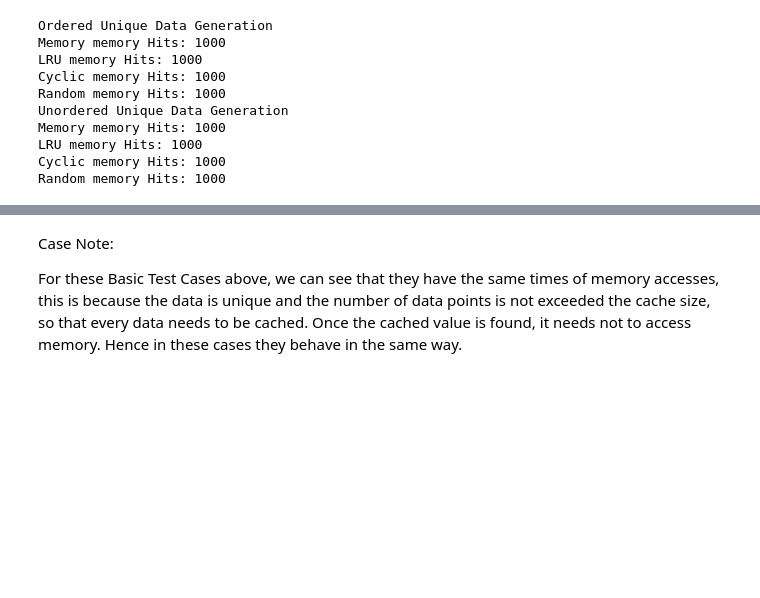
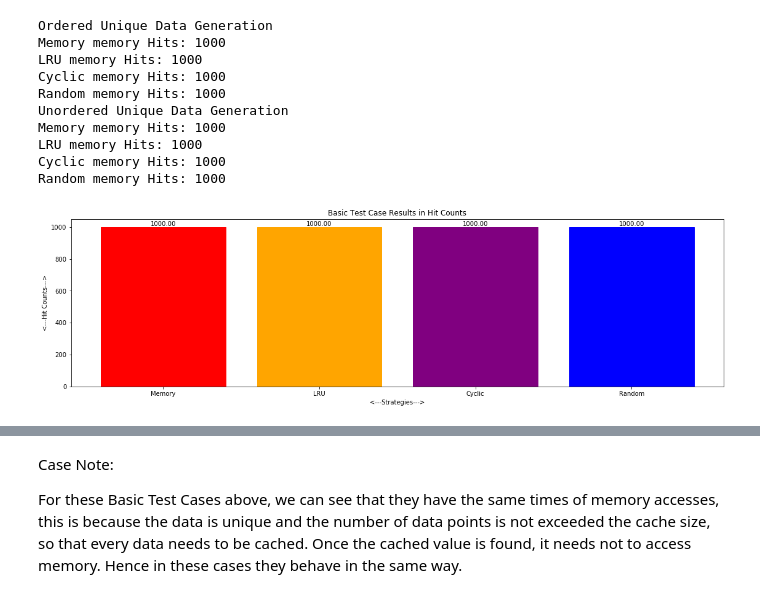
Before and after one commit to Weicheng783/COMP15212_g28738wa, a Jupyter notebook: experiment/15212CW2.ipynb, the cells around one changed output, grey strips where cells are left out. Drawn from its saved outputs; the diff is of its cells as text; code cells hidden in the pictures; blank space fills up the shorter version.

Commit message:
Added some graphical representations

```diff
--- a/experiment/15212CW2.ipynb
+++ b/experiment/15212CW2.ipynb
@@ -65,6 +73,19 @@ Memory memory Hits: 1000
 LRU memory Hits: 1000
 Cyclic memory Hits: 1000
 Random memory Hits: 1000
+# %%
+colours = ['red','orange','purple','blue','indigo','gray','green','black','pink']
+plt.figure(figsize=(19,5))
+plt.xlabel('<---Strategies--->')
+plt.ylabel('<---Hit Counts--->')
+plt.title('Basic Test Case Results in Hit Counts')
+bars = plt.bar(['Memory','LRU','Cyclic','Random'],[memcount,cycliccount,rdmcount,lrucount],label='Hit Counts')
+for i in range(4):
+    bars[i].set_color(colours[i])
+for x,y in zip(['Memory','LRU','Cyclic','Random'],[memcount,cycliccount,rdmcount,lrucount]):
+    plt.text(x,y,'%.2f' %y, ha='center',va='bottom')
+# %% [output]
+[figure, added]
 # %%
 # Generate Unique Test Data according to the cache size N.
 # For example: If N=4, the number of the test data will be 4, and this
```
Also changed, not shown: parts of 9 cells of this notebook.
